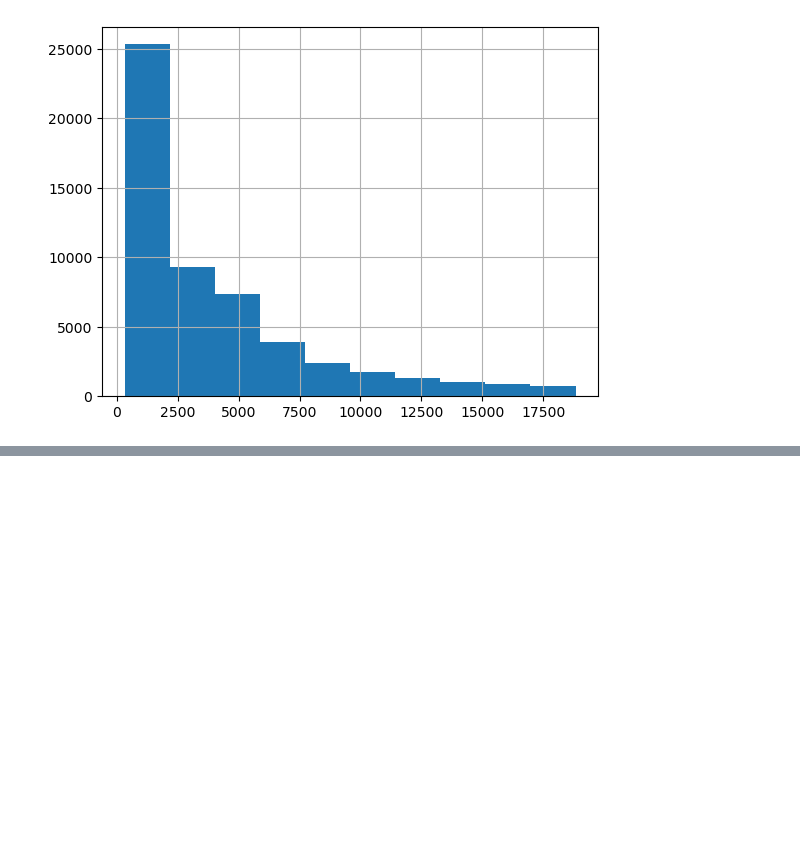
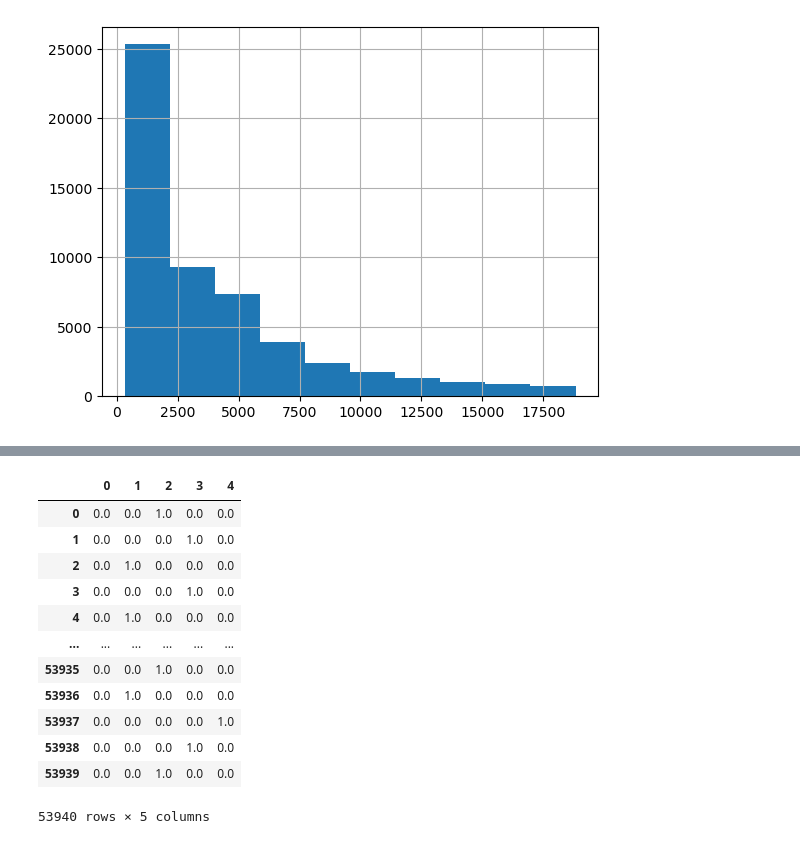
Before and after one commit to TurmaeUrsorum/belajar-piton, a Jupyter notebook: 15. Feature Engineering/feature_engineering.ipynb, the cells around one changed output, grey strips where cells are left out. Saved outputs shown, nothing was run; the diff lists cells and outputs as text; code cells hidden in the pictures; blank space fills up the shorter version.

```diff
--- a/15. Feature Engineering/feature_engineering.ipynb
+++ b/15. Feature Engineering/feature_engineering.ipynb
@@ -20,0 +649,4 @@ dataset["price"].hist()
+# %%
+dataset["cut"] = dataset["cut"].astype("category")
+dataset["cut_encode"] = dataset["cut"].cat.codes
+dataset[["cut", "cut_encode"]]
@@ -20,0 +785,20 @@ dataset["price"].hist()
+# %%
+from sklearn.preprocessing import OneHotEncoder
+ohe = OneHotEncoder()
+cut_category = ohe.fit_transform(dataset[["cut"]])
+# %%
+pd.DataFrame(cut_category.toarray())
+# %% [output]
+|  | 0 | 1 | 2 | 3 | 4 |
+| 0 | 0.0 | 0.0 | 1.0 | 0.0 | 0.0 |
+| 1 | 0.0 | 0.0 | 0.0 | 1.0 | 0.0 |
+| 2 | 0.0 | 1.0 | 0.0 | 0.0 | 0.0 |
+| 3 | 0.0 | 0.0 | 0.0 | 1.0 | 0.0 |
+| 4 | 0.0 | 1.0 | 0.0 | 0.0 | 0.0 |
+| ... | ... | ... | ... | ... | ... |
+| 53935 | 0.0 | 0.0 | 1.0 | 0.0 | 0.0 |
+| 53936 | 0.0 | 1.0 | 0.0 | 0.0 | 0.0 |
+| 53937 | 0.0 | 0.0 | 0.0 | 0.0 | 1.0 |
+| 53938 | 0.0 | 0.0 | 0.0 | 1.0 | 0.0 |
+| 53939 | 0.0 | 0.0 | 1.0 | 0.0 | 0.0 |
+53940 rows × 5 columns
```
Also changed, not shown: parts of 24 cells of this notebook.
